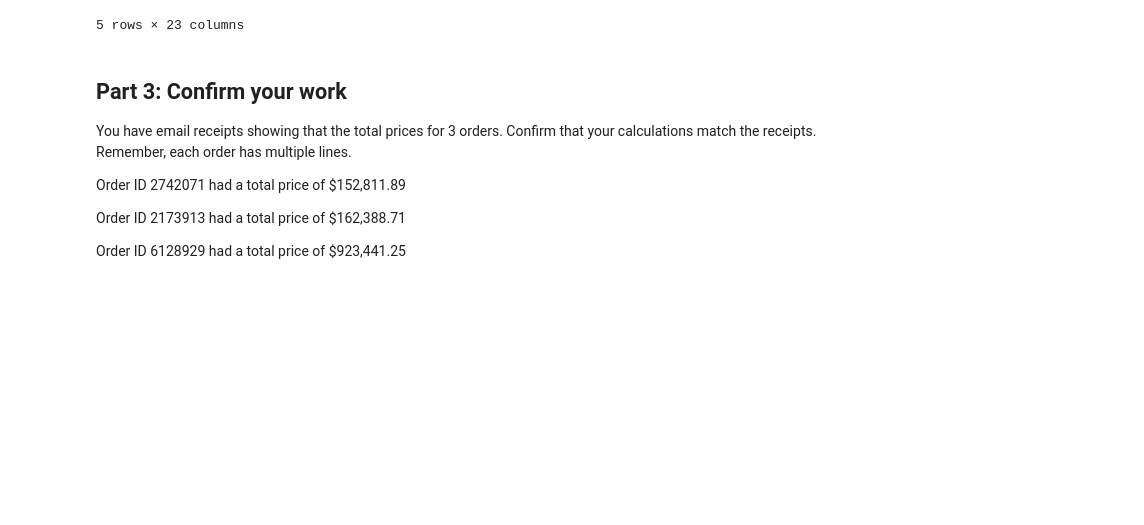
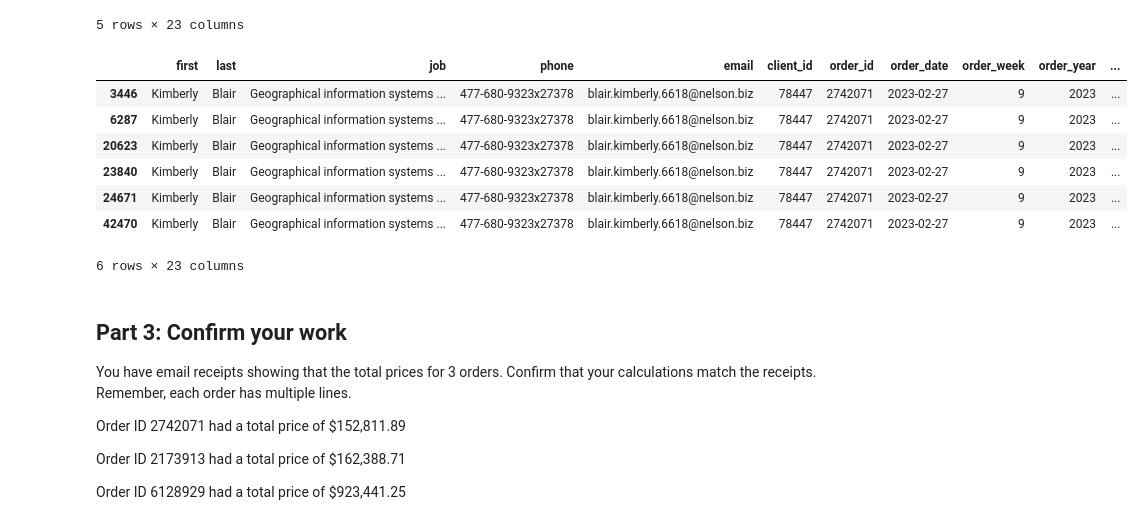
Before and after one commit to Buford4/pandas-challenge-1, a Jupyter notebook: module_4_challenge.ipynb, the cells around one changed output. Saved outputs shown, nothing was run; the diff lists cells and outputs as text; code cells hidden in the pictures; blank space fills up the shorter version.

```diff
--- a/module_4_challenge.ipynb
+++ b/module_4_challenge.ipynb
@@ -173,6 +185,18 @@ df.head()
 | 3 | Nathan | Baker | Accounting technician | 827-788-8123x012 | bakernathan@benson.com | 46554 | 9031802 | 2023-04-25 | 17 | 2023 | ... |
 | 4 | Christina | Schwartz | Chiropractor | 265-829-3643 | christinaschwartz9252@mcconnell.com | 92089 | 1322274 | 2023-05-28 | 21 | 2023 | ... |
 5 rows × 23 columns
+# %%
+order_2742071
+#Somethingiswronghere/Somethingisnotaddingup
+# %% [output]
+|  | first | last | job | phone | email | client_id | order_id | order_date | order_week | order_year | ... |
+| 3446 | Kimberly | Blair | Geographical information systems ... | 477-680-9323x27378 | blair.kimberly.6618@nelson.biz | 78447 | 2742071 | 2023-02-27 | 9 | 2023 | ... |
+| 6287 | Kimberly | Blair | Geographical information systems ... | 477-680-9323x27378 | blair.kimberly.6618@nelson.biz | 78447 | 2742071 | 2023-02-27 | 9 | 2023 | ... |
+| 20623 | Kimberly | Blair | Geographical information systems ... | 477-680-9323x27378 | blair.kimberly.6618@nelson.biz | 78447 | 2742071 | 2023-02-27 | 9 | 2023 | ... |
+| 23840 | Kimberly | Blair | Geographical information systems ... | 477-680-9323x27378 | blair.kimberly.6618@nelson.biz | 78447 | 2742071 | 2023-02-27 | 9 | 2023 | ... |
+| 24671 | Kimberly | Blair | Geographical information systems ... | 477-680-9323x27378 | blair.kimberly.6618@nelson.biz | 78447 | 2742071 | 2023-02-27 | 9 | 2023 | ... |
+| 42470 | Kimberly | Blair | Geographical information systems ... | 477-680-9323x27378 | blair.kimberly.6618@nelson.biz | 78447 | 2742071 | 2023-02-27 | 9 | 2023 | ... |
+6 rows × 23 columns
 # %% [markdown]
 ## Part 3: Confirm your work
 You have email receipts showing that the total prices for 3 orders. Confirm that your calculations match the receipts. Remember, each order has multiple lines.
```
Also changed, not shown: parts of 2 cells of this notebook.
